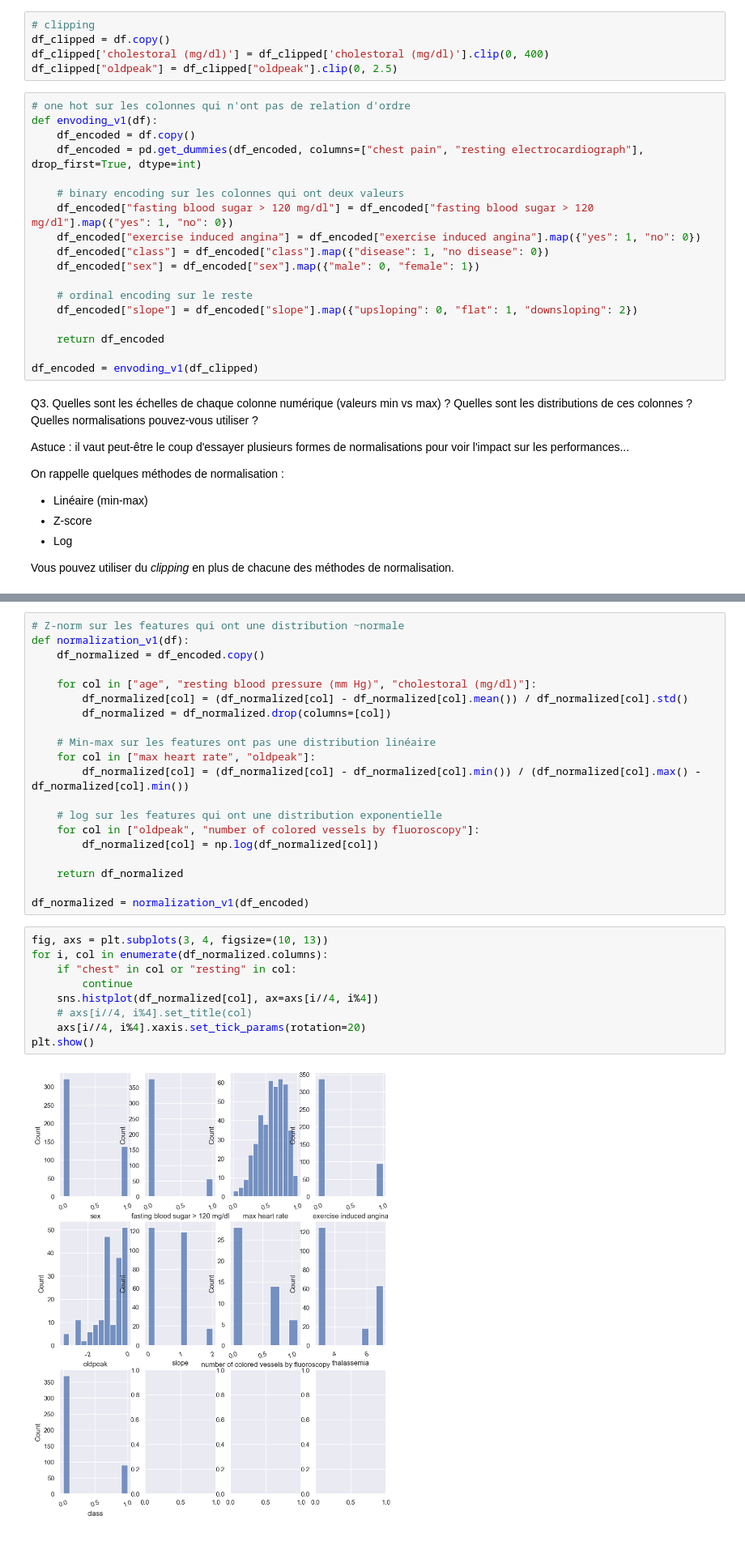
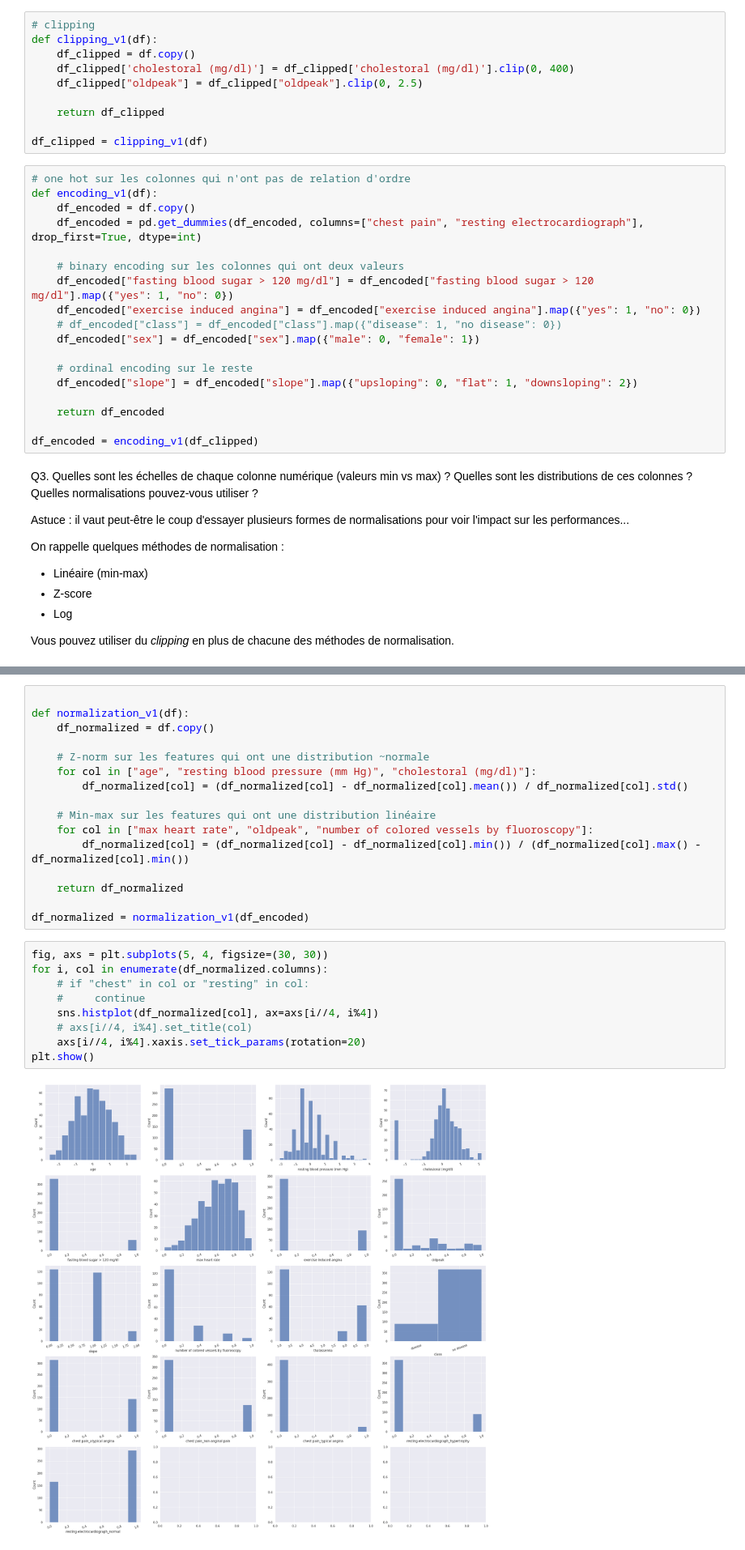
Before and after one commit to jo-pouradier/machine-learning-cpe, a Jupyter notebook: hospital-prediction.ipynb, the cells around one changed output, grey strips where cells are left out. Shown at 81% size. Saved outputs shown, nothing was run; the diff lists cells and outputs as text.

Commit message:
fix dataframe copy error

```diff
--- a/hospital-prediction.ipynb
+++ b/hospital-prediction.ipynb
@@ -399,19 +393,24 @@ On rappelle quelques méthodes d'encodage :
 - Encodage binaire
 # %%
 # clipping
-df_clipped = df.copy()
-df_clipped['cholestoral (mg/dl)'] = df_clipped['cholestoral (mg/dl)'].clip(0, 400)
-df_clipped["oldpeak"] = df_clipped["oldpeak"].clip(0, 2.5)
+def clipping_v1(df):
+    df_clipped = df.copy()
+    df_clipped['cholestoral (mg/dl)'] = df_clipped['cholestoral (mg/dl)'].clip(0, 400)
+    df_clipped["oldpeak"] = df_clipped["oldpeak"].clip(0, 2.5)
+
+    return df_clipped
+
+df_clipped = clipping_v1(df)
 # %%
 # one hot sur les colonnes qui n'ont pas de relation d'ordre
-def envoding_v1(df):
+def encoding_v1(df):
     df_encoded = df.copy()
     df_encoded = pd.get_dummies(df_encoded, columns=["chest pain", "resting electrocardiograph"], drop_first=True, dtype=int)
 
     # binary encoding sur les colonnes qui ont deux valeurs
     df_encoded["fasting blood sugar > 120 mg/dl"] = df_encoded["fasting blood sugar > 120 mg/dl"].map({"yes": 1, "no": 0})
     df_encoded["exercise induced angina"] = df_encoded["exercise induced angina"].map({"yes": 1, "no": 0})
-    df_encoded["class"] = df_encoded["class"].map({"disease": 1, "no disease": 0})
+    # df_encoded["class"] = df_encoded["class"].map({"disease": 1, "no disease": 0})
     df_encoded["sex"] = df_encoded["sex"].map({"male": 0, "female": 1})
 
     # ordinal encoding sur le reste
@@ -419,7 +418,7 @@ def envoding_v1(df):
 
     return df_encoded
 
-df_encoded = envoding_v1(df_clipped)
+df_encoded = encoding_v1(df_clipped)
 # %% [markdown]
 Q3. Quelles sont les échelles de chaque colonne numérique (valeurs min vs max) ? Quelles sont les distributions de ces colonnes ? Quelles normalisations pouvez-vous utiliser ?
 
@@ -443,34 +442,30 @@ plt.show()
 # %%
-# Z-norm sur les features qui ont une distribution ~normale
+
 def normalization_v1(df):
-    df_normalized = df_encoded.copy()
+    df_normalized = df.copy()
 
+    # Z-norm sur les features qui ont une distribution ~normale
     for col in ["age", "resting blood pressure (mm Hg)", "cholestoral (mg/dl)"]:
         df_normalized[col] = (df_normalized[col] - df_normalized[col].mean()) / df_normalized[col].std()
-        df_normalized = df_normalized.drop(columns=[col])
 
-    # Min-max sur les features ont pas une distribution linéaire
-    for col in ["max heart rate", "oldpeak"]:
+    # Min-max sur les features qui ont une distribution linéaire
+    for col in ["max heart rate", "oldpeak", "number of colored vessels by fluoroscopy"]:
         df_normalized[col] = (df_normalized[col] - df_normalized[col].min()) / (df_normalized[col].max() - df_normalized[col].min())
-
-    # log sur les features qui ont une distribution exponentielle
-    for col in ["oldpeak", "number of colored vessels by fluoroscopy"]:
-        df_normalized[col] = np.log(df_normalized[col])
 
     return df_normalized
 
 df_normalized = normalization_v1(df_encoded)
 # %%
-fig, axs = plt.subplots(3, 4, figsize=(10, 13))
+fig, axs = plt.subplots(5, 4, figsize=(30, 30))
 for i, col in enumerate(df_normalized.columns):
-    if "chest" in col or "resting" in col:
-        continue
+    # if "chest" in col or "resting" in col:
+    #     continue
     sns.histplot(df_normalized[col], ax=axs[i//4, i%4])
     # axs[i//4, i%4].set_title(col)
     axs[i//4, i%4].xaxis.set_tick_params(rotation=20)
 plt.show()
 # %% [output]
-[figure, old version]
+[figure, new version]
 # %% [markdown]
 Q4. Existe-t-il des données manquantes ? Quelles colonnes ont beaucoup de données manquantes ? Combien de lignes possèdent au moins une valeur manquante ?
 
```
Also changed, not shown: parts of 15 cells of this notebook, 2 other files.
